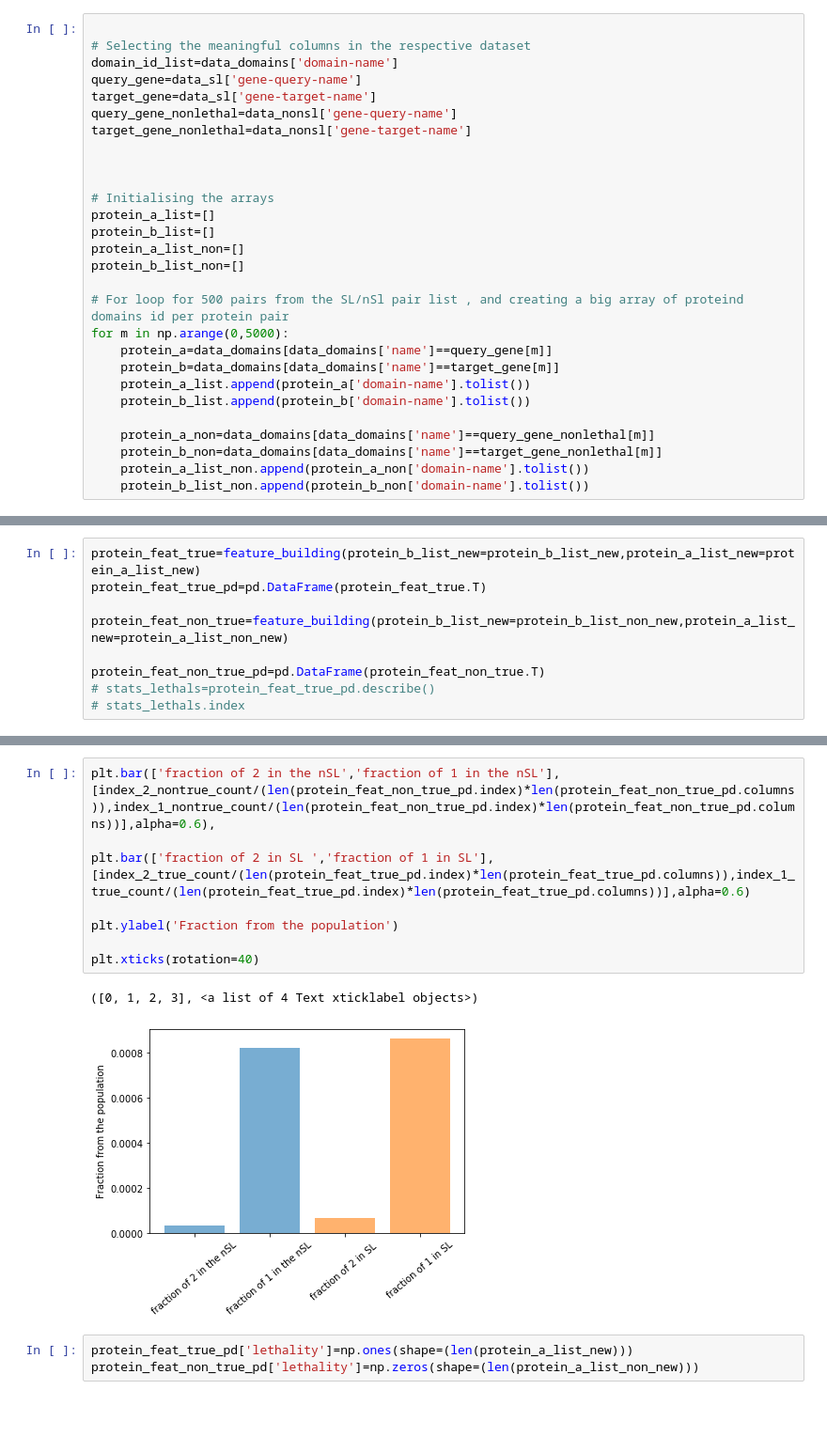
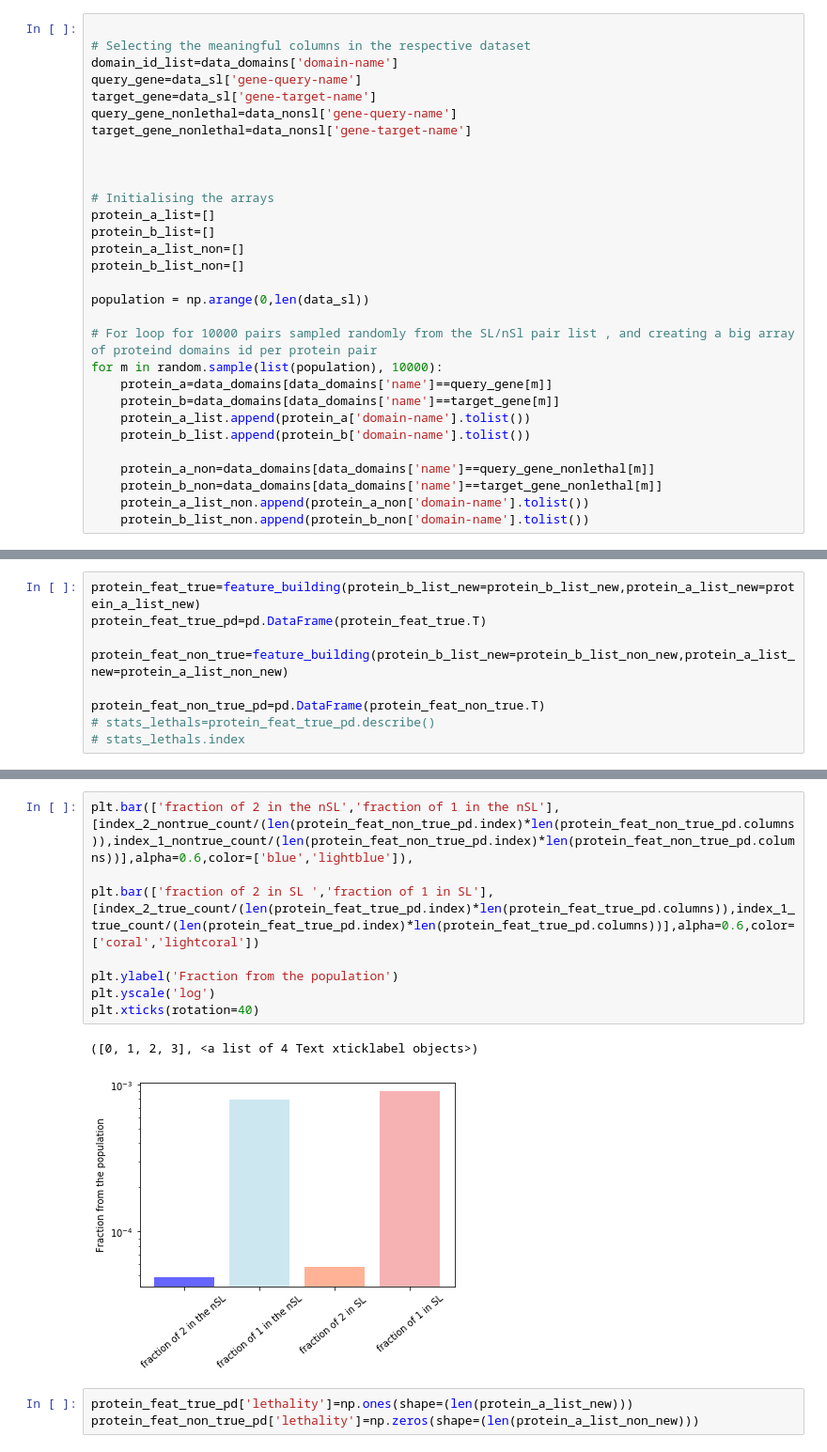
Before and after one commit to leilaicruz/machine-learning-for-yeast, a Jupyter notebook: functions-python/prot_domains2lethality_replication-from-paper.ipynb, the cells around one changed output, grey strips where cells are left out. Shown at 94% size. Saved outputs shown, nothing was run; the diff lists cells and outputs as text; blank space fills up the shorter version.

```diff
--- a/functions-python/prot_domains2lethality_replication-from-paper.ipynb
+++ b/functions-python/prot_domains2lethality_replication-from-paper.ipynb
@@ -43,8 +49,10 @@ protein_b_list=[]
 protein_a_list_non=[]
 protein_b_list_non=[]
 
-# For loop for 500 pairs from the SL/nSl pair list , and creating a big array of proteind domains id per protein pair
-for m in np.arange(0,5000):
+population = np.arange(0,len(data_sl))
+
+# For loop for 10000 pairs sampled randomly from the SL/nSl pair list , and creating a big array of proteind domains id per protein pair
+for m in random.sample(list(population), 10000):
     protein_a=data_domains[data_domains['name']==query_gene[m]]
     protein_b=data_domains[data_domains['name']==target_gene[m]]
     protein_a_list.append(protein_a['domain-name'].tolist())
@@ -142,14 +159,14 @@ fraction of ones in the PI array is 0.0008187737027862419
 # %%
-plt.bar(['fraction of 2 in the nSL','fraction of 1 in the nSL'],[index_2_nontrue_count/(len(protein_feat_non_true_pd.index)*len(protein_feat_non_true_pd.columns)),index_1_nontrue_count/(len(protein_feat_non_true_pd.index)*len(protein_feat_non_true_pd.columns))],alpha=0.6),
+plt.bar(['fraction of 2 in the nSL','fraction of 1 in the nSL'],[index_2_nontrue_count/(len(protein_feat_non_true_pd.index)*len(protein_feat_non_true_pd.columns)),index_1_nontrue_count/(len(protein_feat_non_true_pd.index)*len(protein_feat_non_true_pd.columns))],alpha=0.6,color=['blue','lightblue']),
 
-plt.bar(['fraction of 2 in SL ','fraction of 1 in SL'],[index_2_true_count/(len(protein_feat_true_pd.index)*len(protein_feat_true_pd.columns)),index_1_true_count/(len(protein_feat_true_pd.index)*len(protein_feat_true_pd.columns))],alpha=0.6)
+plt.bar(['fraction of 2 in SL ','fraction of 1 in SL'],[index_2_true_count/(len(protein_feat_true_pd.index)*len(protein_feat_true_pd.columns)),index_1_true_count/(len(protein_feat_true_pd.index)*len(protein_feat_true_pd.columns))],alpha=0.6,color=['coral','lightcoral'])
 
 plt.ylabel('Fraction from the population')
-
+plt.yscale('log')
 plt.xticks(rotation=40)
 # %% [output]
 ([0, 1, 2, 3], <a list of 4 Text xticklabel objects>)
-[figure, old version]
+[figure, new version]
 # %%
 protein_feat_true_pd['lethality']=np.ones(shape=(len(protein_a_list_new)))
 protein_feat_non_true_pd['lethality']=np.zeros(shape=(len(protein_a_list_non_new)))
```
Also changed, not shown: parts of 34 cells of this notebook, 5 other files.
